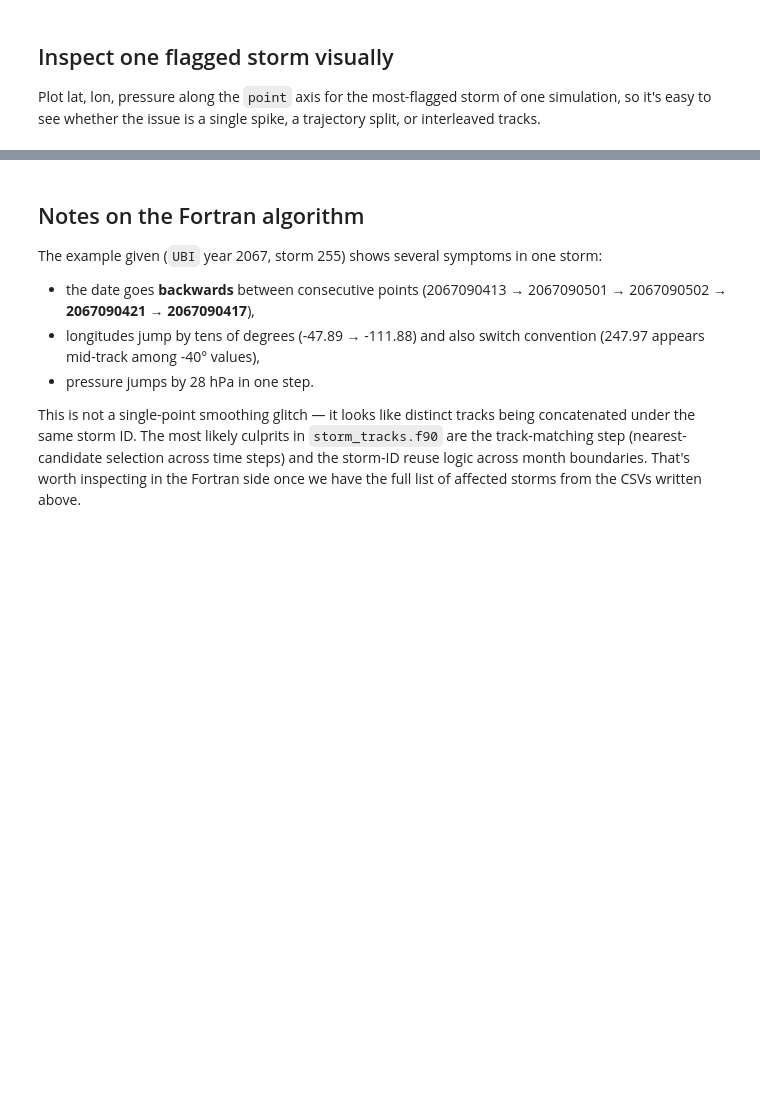
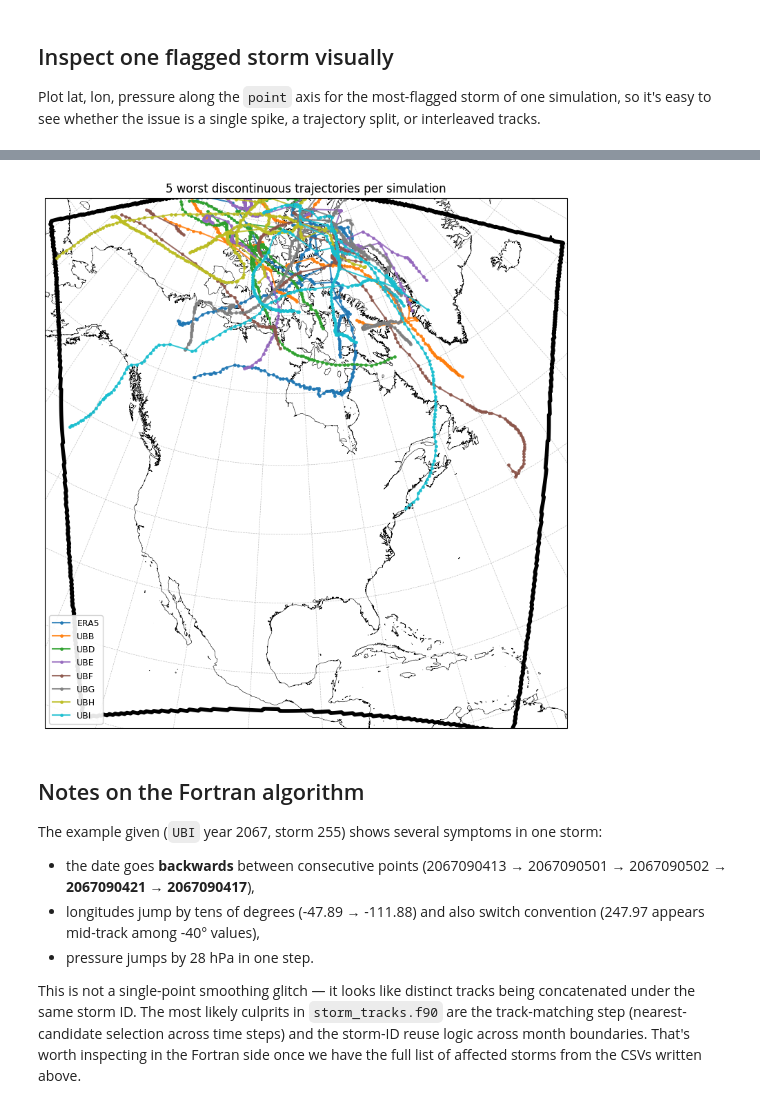
Before and after one commit to VictorienDeMeyer/DeMeyer_etal_2026_Extreme_Cyclones, a Jupyter notebook: POSTPROCESSING/detect_discontinuities.ipynb, the cells around one changed output, grey strips where cells are left out. Saved outputs shown, nothing was run; the diff lists cells and outputs as text; code cells hidden in the pictures; blank space fills up the shorter version.

```diff
--- a/POSTPROCESSING/detect_discontinuities.ipynb
+++ b/POSTPROCESSING/detect_discontinuities.ipynb
@@ -242,3 +237,59 @@ Loading data from: /home/vdemeyer/projects/rrg-gachon/vdemeyer/TRACKING/KATJA/OU
+# %%
+import cartopy
+import cartopy.crs as ccrs
+
+# Before 2015, UBG/UBH/UBI share their tracks with UBD/UBE/UBF respectively,
+# so restrict those three sims to post-2015 flags to avoid double-counting.
+POST2015_SIMS = {'UBG', 'UBH', 'UBI'}
+CUTOFF = pd.Timestamp('2015-01-01')
+
+ranking_df = all_suspects_df.copy()
+mask_drop = ranking_df['sim'].isin(POST2015_SIMS) & (ranking_df['date'] < CUTOFF)
+ranking_df = ranking_df[~mask_drop]
+
+top5_per_sim = (ranking_df
+                .groupby(['sim', 'storm']).size()
+                .rename('n_flags')
+                .reset_index()
+                .sort_values(['sim', 'n_flags'], ascending=[True, False])
+                .groupby('sim').head(5))
+
+sim_colors = dict(zip(SIMS, plt.cm.tab10(np.linspace(0, 1, len(SIMS)))))
+
+plotcrs = ccrs.LambertConformal(central_latitude=45, central_longitude=-95)
+fig, ax = plt.subplots(1, 1, subplot_kw={'projection': plotcrs},
+                       figsize=(11, 8), constrained_layout=True)
+
+ax.coastlines(resolution='10m', linewidth=0.4, color='black')
+ax.gridlines(linewidth=0.5, linestyle='--', color='k', alpha=0.25,
+             xlocs=range(-180, 180, 10), ylocs=range(-90, 90, 10))
+ax.set_extent([-128, -56, 81, 12], crs=ccrs.PlateCarree())
+
+import xarray as xr
+ds = xr.open_dataset('/home/vdemeyer/projects/rrg-gachon/vdemeyer/MASK/mask_CRCM6_grid_for_ERA5_0_360_eroded.nc')
+ax.contour(ds.longitude, ds.latitude, ds.mask.astype(int),
+           levels=[0.5], colors='black', linewidths=4,
+           transform=ccrs.PlateCarree())
+
+legend_seen = set()
+for sim in SIMS:
+    df = open_df(sim, period_filtering=False)
+    storms = top5_per_sim.loc[top5_per_sim['sim'] == sim, 'storm'].tolist()
+    for storm_id in storms:
+        g = df[df['storm'] == storm_id].sort_values('point')
+        label = sim if sim not in legend_seen else None
+        legend_seen.add(sim)
+        ax.plot(g['lon'].values, g['lat'].values,
+                color=sim_colors[sim], lw=1.5, alpha=0.85,
+                marker='o', markersize=2.5,
+                transform=ccrs.Geodetic(),
+                label=label)
+
+ax.legend(loc='lower left', fontsize=9, framealpha=0.9)
+ax.set_title('5 worst discontinuous trajectories per simulation')
+plt.show()
+# %% [output]
+[figure, added]
 # %% [markdown]
 ## Notes on the Fortran algorithm
 
```
Also changed, not shown: parts of 8 cells of this notebook, 10 other files.
